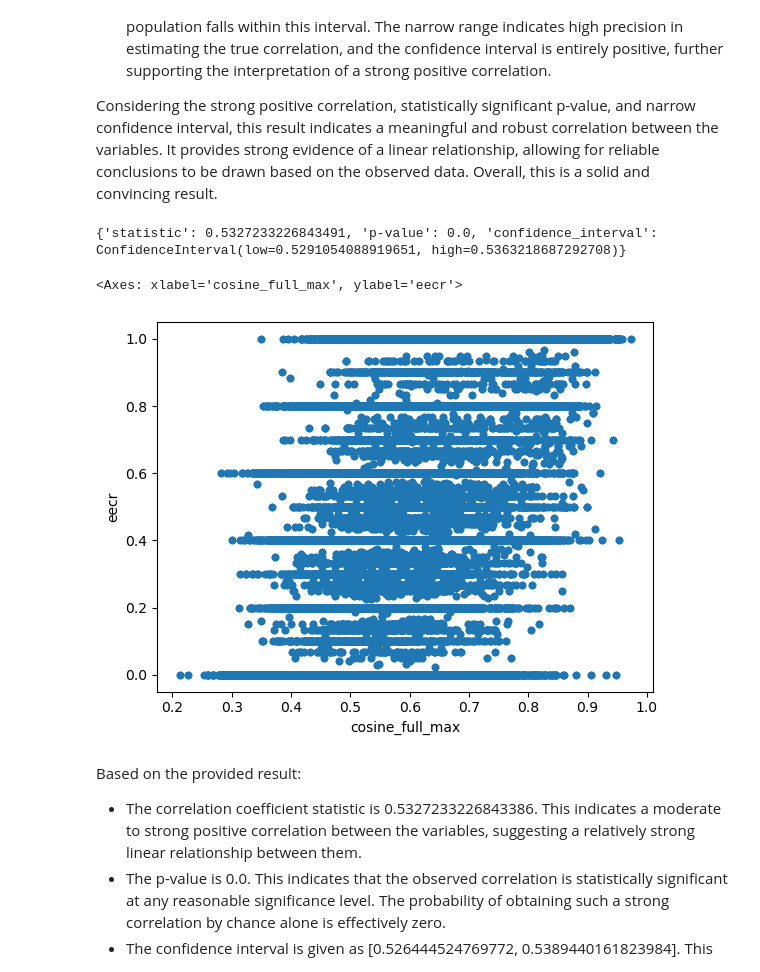
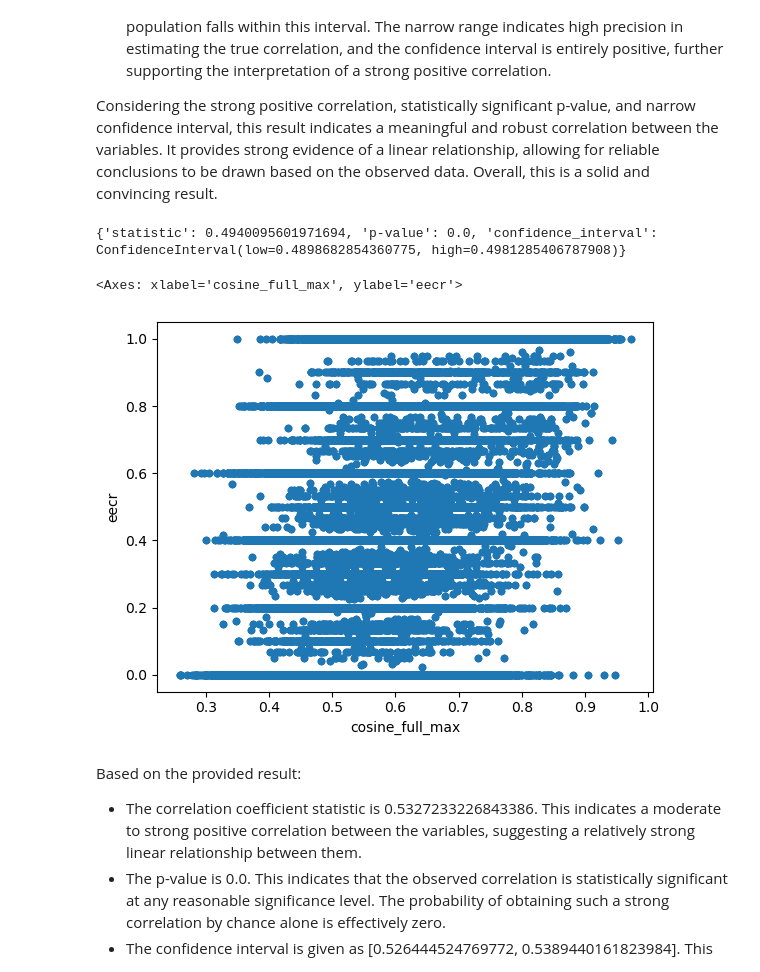
Before and after one commit to roebbert92/thesis, a Jupyter notebook: experiment_01.ipynb, the cells around one changed output. Saved outputs shown, nothing was run; the diff lists cells and outputs as text; code cells hidden in the pictures.

```diff
--- a/experiment_01.ipynb
+++ b/experiment_01.ipynb
@@ -504,17 +504,18 @@ def overall_pearsonr(first_df: pd.DataFrame,
                     filtered_pearson_df[second_metric].tolist(),
                     alternative=alternative), filtered_pearson_df
 # %%
-result, df = overall_pearsonr(eecr_df, ccr_df, "eecr", "cosine_full_max")
+result, df = overall_pearsonr(eecr_df[eecr_df["targets"] > 0], ccr_df, "eecr",
+                              "cosine_full_max")
 print({
     "statistic": result.statistic,
     "p-value": result.pvalue,
     "confidence_interval": result.confidence_interval()
 })
 df.plot(x="cosine_full_max", y="eecr", kind="scatter")
 # %% [output]
-{'statistic': 0.5327233226843491, 'p-value': 0.0, 'confidence_interval': ConfidenceInterval(low=0.5291054088919651, high=0.5363218687292708)}
+{'statistic': 0.4940095601971694, 'p-value': 0.0, 'confidence_interval': ConfidenceInterval(low=0.4898682854360775, high=0.4981285406787908)}
 <Axes: xlabel='cosine_full_max', ylabel='eecr'>
-[figure, old version]
+[figure, new version]
 # %% [markdown]
 Based on the provided result:
 
```
Also changed, not shown: parts of 9 cells of this notebook, 14 other files.
